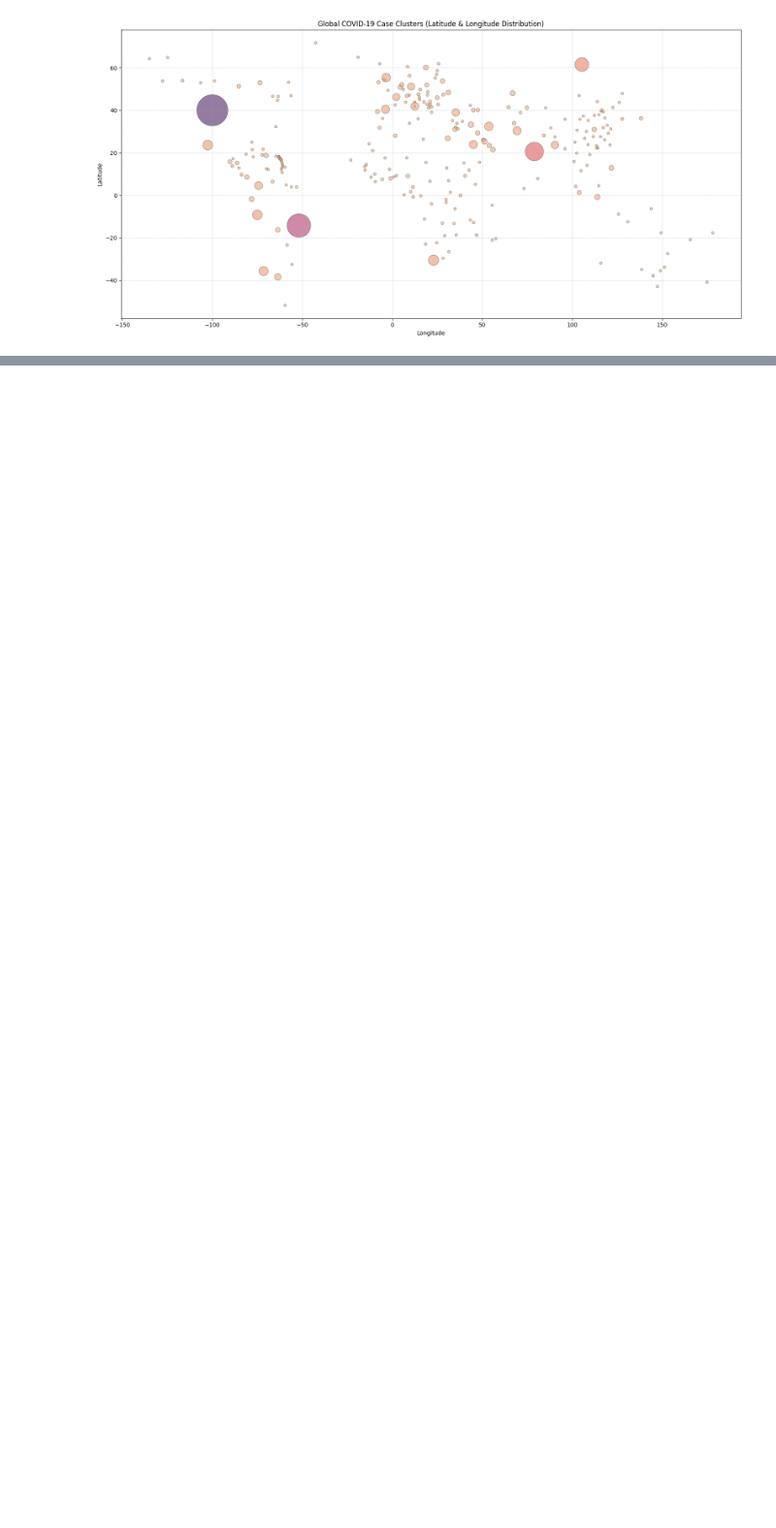
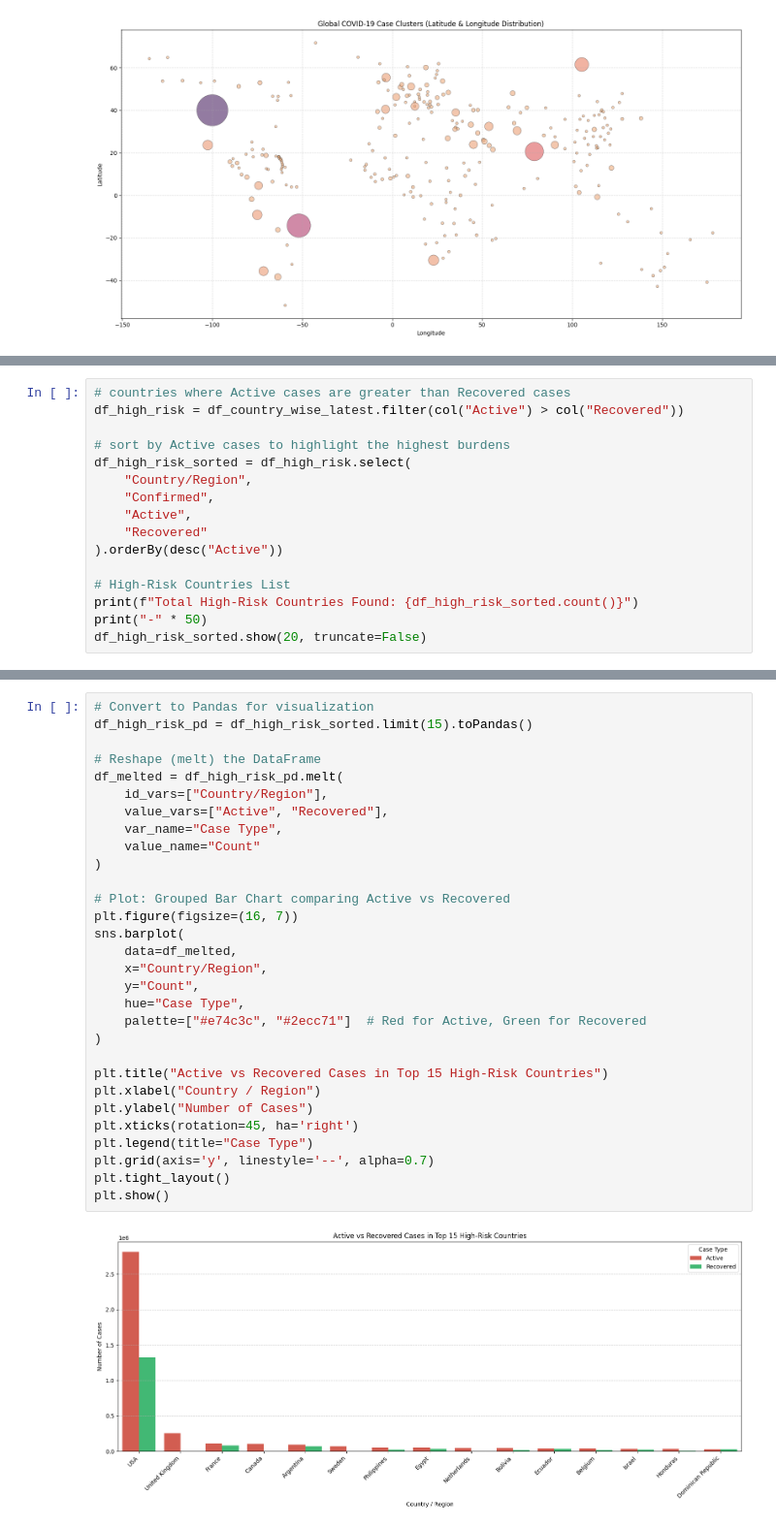
Before and after one commit to anshkhare1607-web/CovidPySpark, a Jupyter notebook: main.ipynb, the cells around one changed output, grey strips where cells are left out. Shown at 97% size. Drawn from its saved outputs; the diff is of its cells as text; blank space fills up the shorter version.

```diff
--- a/main.ipynb
+++ b/main.ipynb
@@ -1299,0 +1388,16 @@ plt.show()
+# %%
+# countries where Active cases are greater than Recovered cases
+df_high_risk = df_country_wise_latest.filter(col("Active") > col("Recovered"))
+
+# sort by Active cases to highlight the highest burdens
+df_high_risk_sorted = df_high_risk.select(
+    "Country/Region",
+    "Confirmed",
+    "Active",
+    "Recovered"
+).orderBy(desc("Active"))
+
+# High-Risk Countries List
+print(f"Total High-Risk Countries Found: {df_high_risk_sorted.count()}")
+print("-" * 50)
+df_high_risk_sorted.show(20, truncate=False)
@@ -1299,0 +1422,32 @@ plt.show()
+# %%
+# Convert to Pandas for visualization
+df_high_risk_pd = df_high_risk_sorted.limit(15).toPandas()
+
+# Reshape (melt) the DataFrame
+df_melted = df_high_risk_pd.melt(
+    id_vars=["Country/Region"],
+    value_vars=["Active", "Recovered"],
+    var_name="Case Type",
+    value_name="Count"
+)
+
+# Plot: Grouped Bar Chart comparing Active vs Recovered
+plt.figure(figsize=(16, 7))
+sns.barplot(
+    data=df_melted,
+    x="Country/Region",
+    y="Count",
+    hue="Case Type",
+    palette=["#e74c3c", "#2ecc71"]  # Red for Active, Green for Recovered
+)
+
+plt.title("Active vs Recovered Cases in Top 15 High-Risk Countries")
+plt.xlabel("Country / Region")
+plt.ylabel("Number of Cases")
+plt.xticks(rotation=45, ha='right')
+plt.legend(title="Case Type")
+plt.grid(axis='y', linestyle='--', alpha=0.7)
+plt.tight_layout()
+plt.show()
+# %% [output]
+[figure, added]
```
Also changed, not shown: parts of 8 cells of this notebook.
